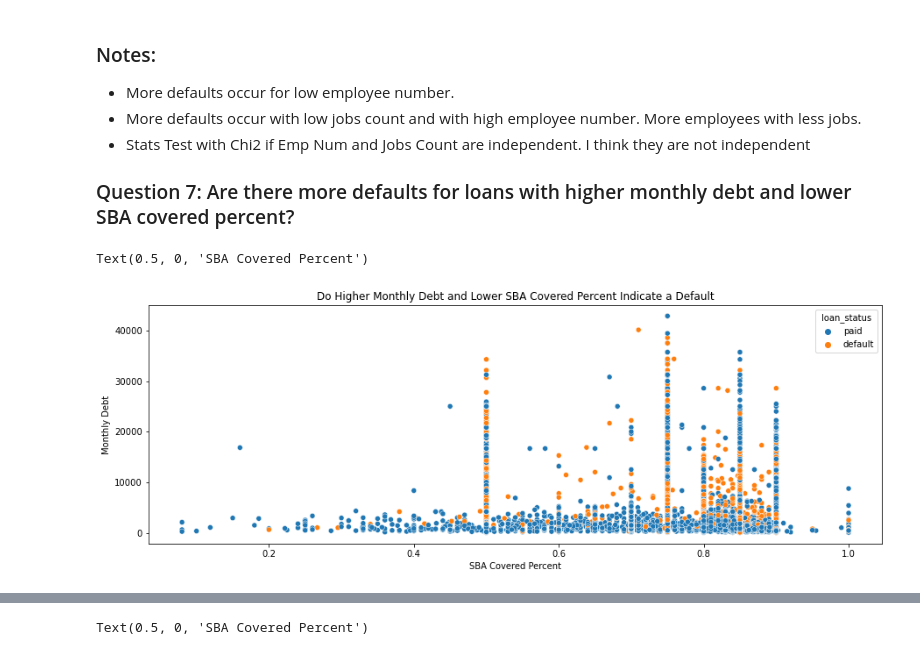
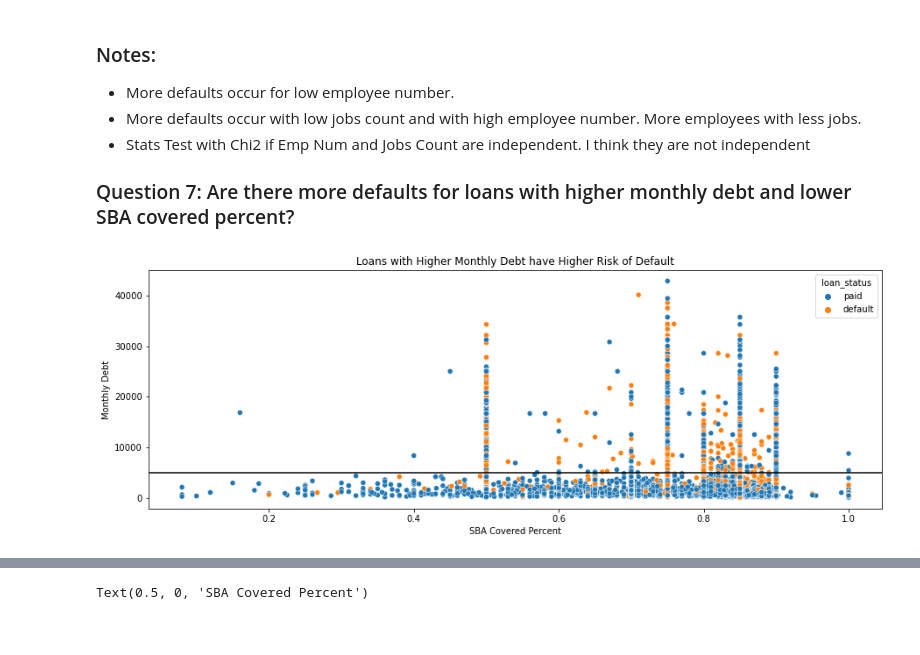
Before and after one commit to kanieladenis/individual_project, a Jupyter notebook: individual_project_sba_loans_working_copy.ipynb, the cells around one changed output, grey strips where cells are left out. Drawn from its saved outputs; the diff is of its cells as text; code cells hidden in the pictures.

```diff
--- a/individual_project_sba_loans_working_copy.ipynb
+++ b/individual_project_sba_loans_working_copy.ipynb
@@ -885,10 +948,11 @@ Text(0.5, 0, 'Employee Number')
 # %%
 # plot defaults for monthly debt by sba_percent
 plt.figure(figsize=(15,5))
 sns.scatterplot(data=train, x='sba_percent', y='monthly_debt', hue='loan_status')
-plt.title('Do Higher Monthly Debt and Lower SBA Covered Percent Indicate a Default')
+plt.axhline(y=5000, color='black')
+plt.title('Loans with Higher Monthly Debt have Higher Risk of Default')
 plt.ylabel('Monthly Debt')
 plt.xlabel('SBA Covered Percent')
+plt.show()
 # %% [output]
-Text(0.5, 0, 'SBA Covered Percent')
-[figure, old version]
+[figure, new version]
```
Also changed, not shown: parts of 34 cells of this notebook, 8 other files.
